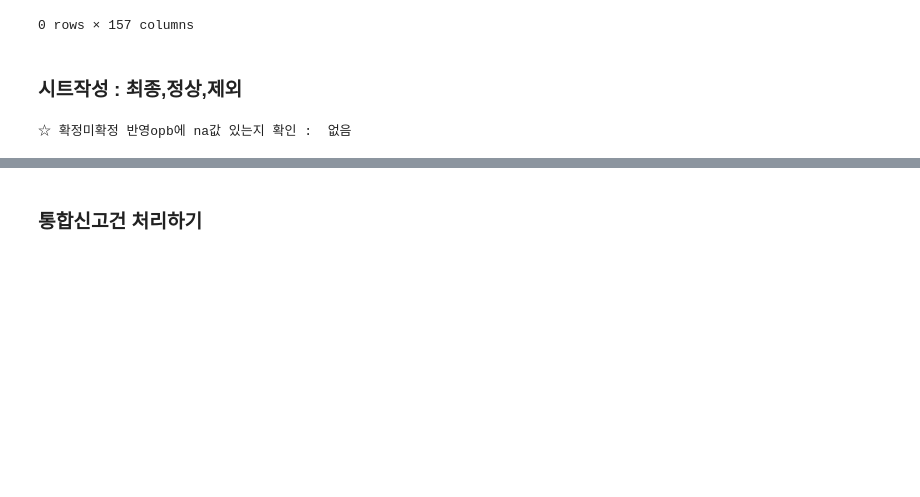
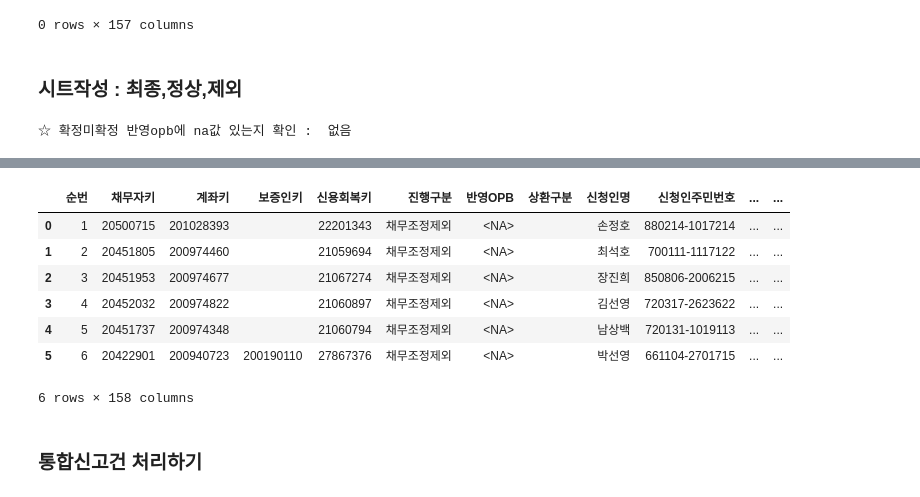
Before and after one commit to jbmyou/company_work, a Jupyter notebook: fileNaming/자산정리/2.전산_자산정리_신용회복_약식merge.ipynb, the cells around one changed output, grey strips where cells are left out. Drawn from its saved outputs; the diff is of its cells as text; code cells hidden in the pictures; blank space fills up the shorter version.

```diff
--- a/fileNaming/자산정리/2.전산_자산정리_신용회복_약식merge.ipynb
+++ b/fileNaming/자산정리/2.전산_자산정리_신용회복_약식merge.ipynb
@@ -359,3 +374,14 @@ print("일부계좌제외에 보증채무수 :", len(일부계좌제외.query('
+# %%
+일부계좌제외
+# %% [output]
+|  | 순번 | 채무자키 | 계좌키 | 보증인키 | 신용회복키 | 진행구분 | 반영OPB | 상환구분 | 신청인명 | 신청인주민번호 | ... | ... |
+| 0 | 1 | 20500715 | 201028393 |  | 22201343 | 채무조정제외 | <NA> |  | 손정호 | 880214-1017214 | ... | ... |
+| 1 | 2 | 20451805 | 200974460 |  | 21059694 | 채무조정제외 | <NA> |  | 최석호 | 700111-1117122 | ... | ... |
+| 2 | 3 | 20451953 | 200974677 |  | 21067274 | 채무조정제외 | <NA> |  | 장진희 | 850806-2006215 | ... | ... |
+| 3 | 4 | 20452032 | 200974822 |  | 21060897 | 채무조정제외 | <NA> |  | 김선영 | 720317-2623622 | ... | ... |
+| 4 | 5 | 20451737 | 200974348 |  | 21060794 | 채무조정제외 | <NA> |  | 남상백 | 720131-1019113 | ... | ... |
+| 5 | 6 | 20422901 | 200940723 | 200190110 | 27867376 | 채무조정제외 | <NA> |  | 박선영 | 661104-2701715 | ... | ... |
+6 rows × 158 columns
 # %%
 # # # 키값 없는 거 수정
 # 확정미확정.loc[4256,["채무자키","계좌키"]] = ["20408056","200922045"]
```
Also changed, not shown: parts of 10 cells of this notebook, 17 other files.
